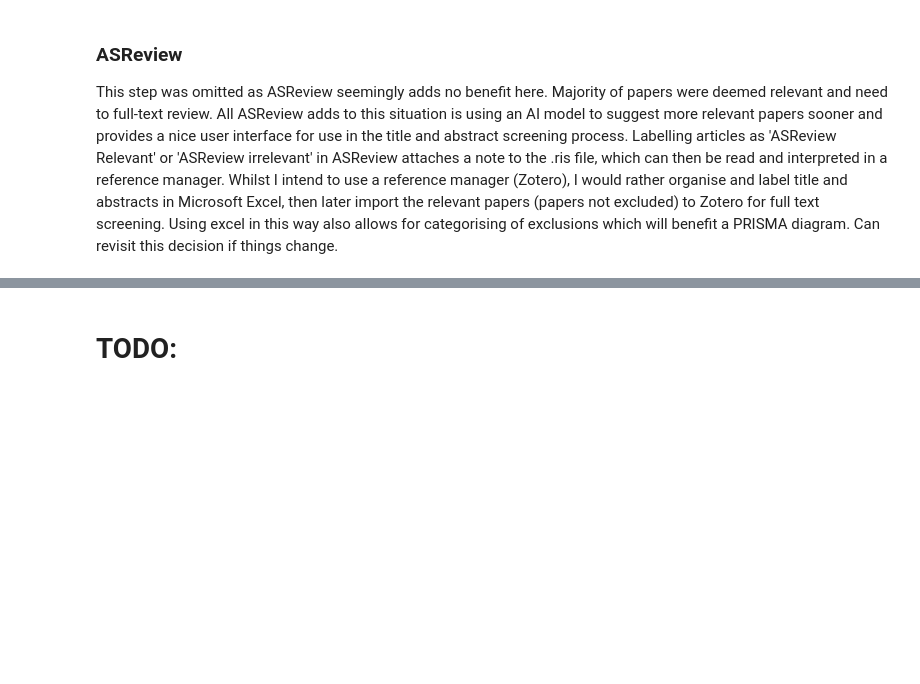
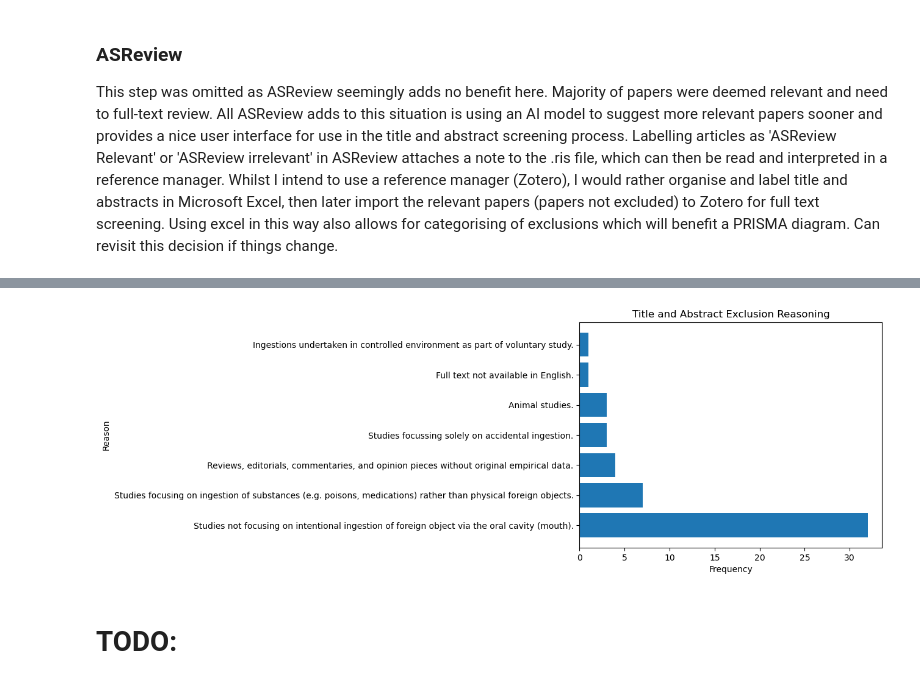
Before and after one commit to jackgedge/iifo_systematic_review, a Jupyter notebook: data_collection.ipynb, the cells around one changed output, grey strips where cells are left out. Drawn from its saved outputs; the diff is of its cells as text; code cells hidden in the pictures; blank space fills up the shorter version.

Commit message:
Additional title and abstract screening and preliminary horizontal bar to show results.

```diff
--- a/data_collection.ipynb
+++ b/data_collection.ipynb
@@ -430,0 +433,21 @@ Can revisit this decision if things change.
+# %%
+# Define exclusion criteria:
+exclusion_criteria = {
+    1: "Full text not available in English.",
+    2: "Studies not focusing on intentional ingestion of foreign object via the oral cavity (mouth).",
+    3: "Studies focussing solely on accidental ingestion.",
+    4: "Animal studies.",
+    5: "Reviews, editorials, commentaries, and opinion pieces without original empirical data.",
+    6: "Duplicate publications or studies with overlapping data sets (the most comprehensive or recent study will be included).",
+    7: "Studies focusing on ingestion of substances (e.g. poisons, medications) rather than physical foreign objects.",
+    8: "Ingestions undertaken in controlled environment as part of voluntary study."
+}
+# %%
+# import data from title and abstract screening
+title_abstract_screened_df = pd.read_csv("/".join([INPUT_PATH, "inclusion_table.csv"]))
+
+# create dataframe of excluded papers
+title_abstract_exclude = title_abstract_screened_df[title_abstract_screened_df["Exclude"] == True]
+
+# view dataframe head (top 5 rows)
+title_abstract_exclude.head()
@@ -430,0 +461,12 @@ Can revisit this decision if things change.
+# %%
+# create table of exclusion reasons by counting the occurance of each reason ID in the title abstract_exclude dataframe.
+title_abstract_exclusion_reasons = title_abstract_exclude['Reason ID'].value_counts().reset_index(name="Count")
+
+# set Reason ID as type integer to remove decimal.
+title_abstract_exclusion_reasons["Reason ID"] = title_abstract_exclusion_reasons["Reason ID"].astype(int)
+
+# map exclusion criteria to exclusion ID.
+title_abstract_exclusion_reasons["Exclusion Reason"] = title_abstract_exclusion_reasons['Reason ID'].map(exclusion_criteria)
+
+# show title abstract exclusion reasons
+title_abstract_exclusion_reasons
@@ -431,3 +482,14 @@ Can revisit this decision if things change.
+# %%
+# plot as horizontal bar chart
+plt.barh(y=title_abstract_exclusion_reasons["Exclusion Reason"],
+        width=title_abstract_exclusion_reasons['Count'])
+
+plt.title("Title and Abstract Exclusion Reasoning") # plot title
+plt.ylabel("Reason")    # plot y label
+plt.xlabel("Frequency")    # plot x label
+plt.show() # show plot
+# %% [output]
+[figure, added]
 # %% [markdown]
 # TODO:
 # %% [markdown]
```
Also changed, not shown: parts of 3 cells of this notebook, 1 other file.
